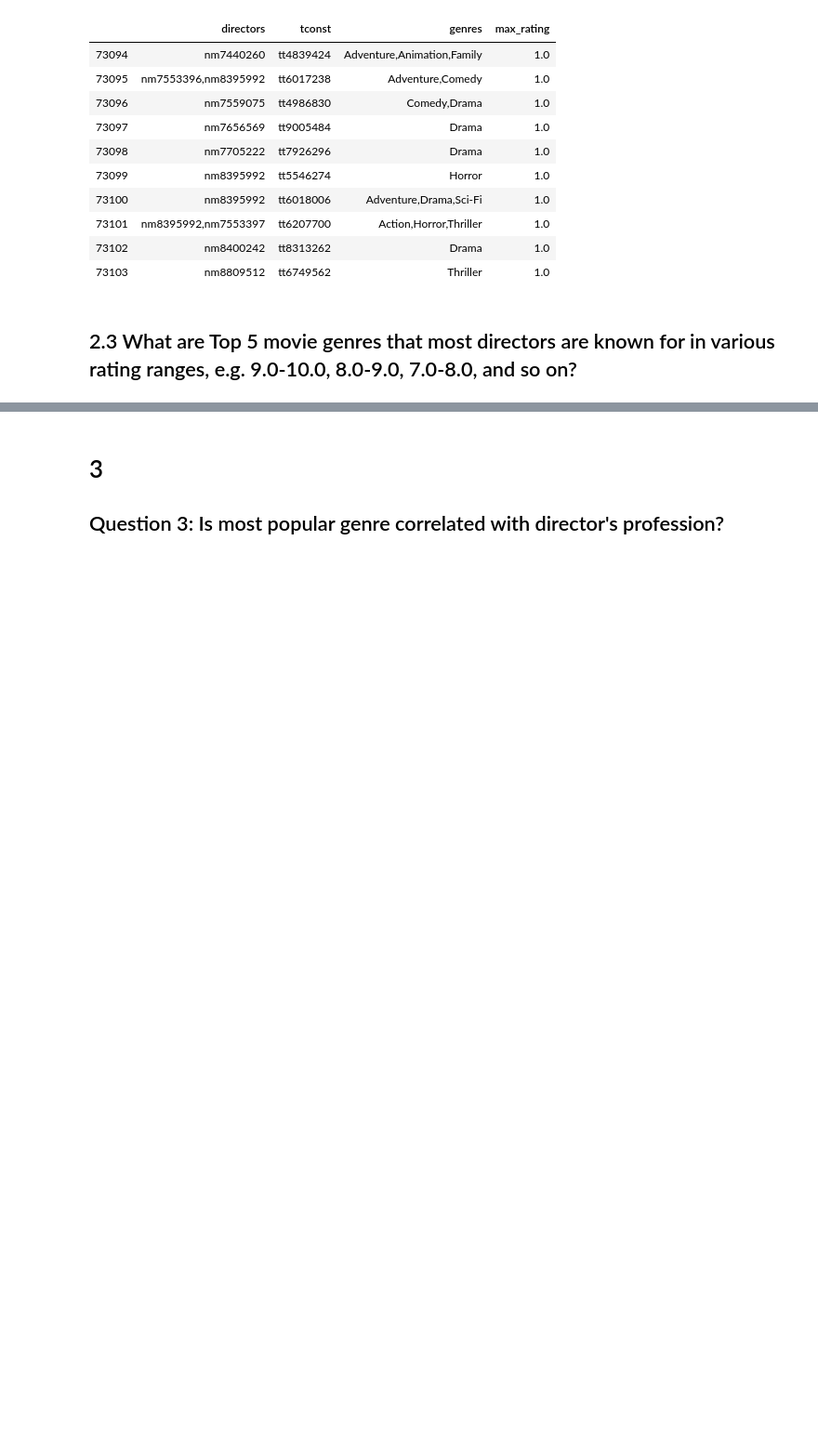
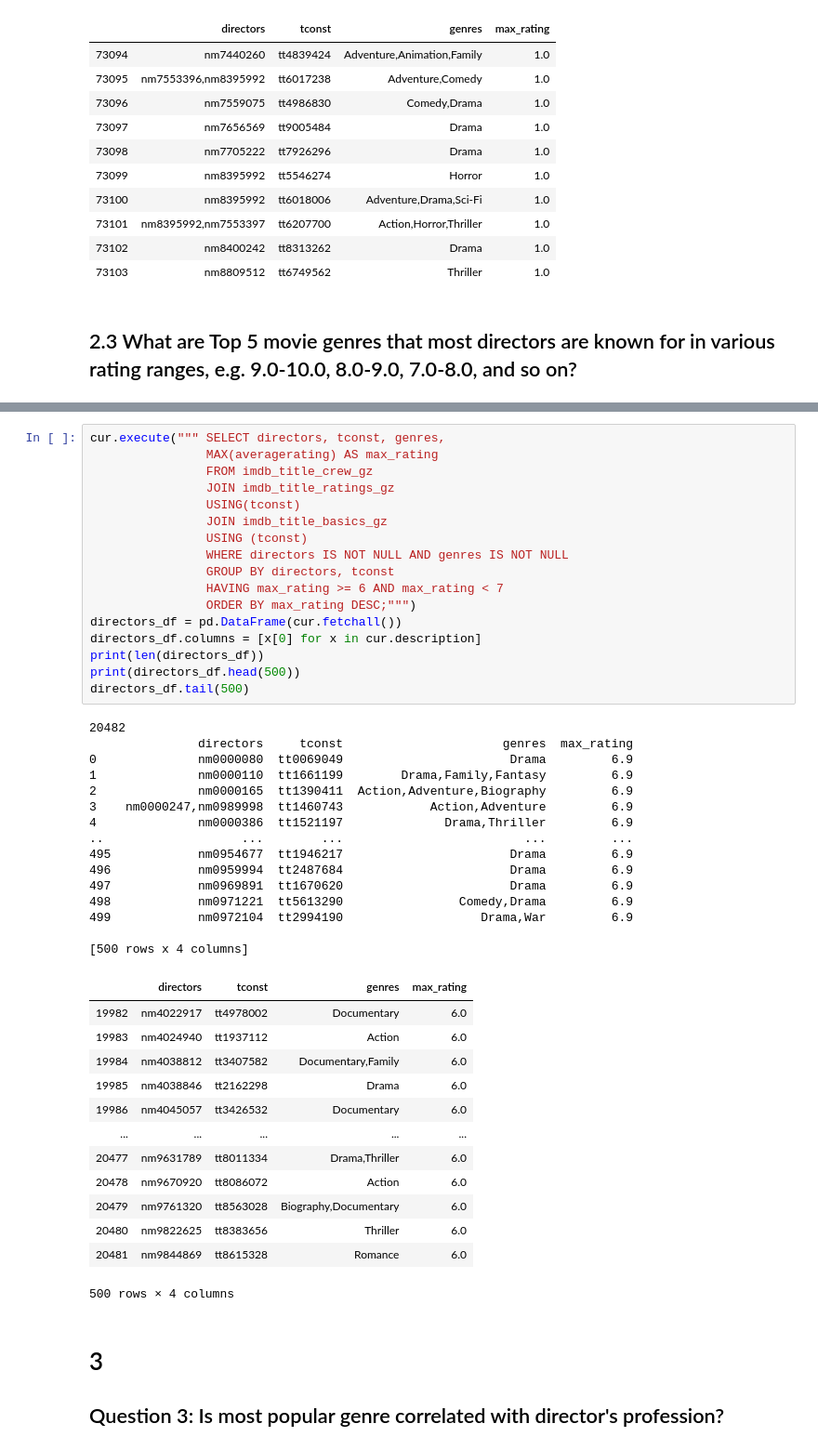
Before and after one commit to renjmindy/dsc-mod-1-project-v2-1-onl01-dtsc-ft-052620, a Jupyter notebook: student_v3.ipynb, the cells around one changed output, grey strips where cells are left out. Shown: that part at 93% size. Cells and saved outputs as stored; diff of their text form; blank space fills up the shorter version.

```diff
--- a/student_v3.ipynb
+++ b/student_v3.ipynb
@@ -318,3 +456,49 @@ directors_df.tail(10)
+# %%
+cur.execute(""" SELECT directors, tconst, genres,
+                MAX(averagerating) AS max_rating
+                FROM imdb_title_crew_gz
+                JOIN imdb_title_ratings_gz
+                USING(tconst)
+                JOIN imdb_title_basics_gz
+                USING (tconst)
+                WHERE directors IS NOT NULL AND genres IS NOT NULL
+                GROUP BY directors, tconst
+                HAVING max_rating >= 6 AND max_rating < 7
+                ORDER BY max_rating DESC;""")
+directors_df = pd.DataFrame(cur.fetchall())
+directors_df.columns = [x[0] for x in cur.description]
+print(len(directors_df))
+print(directors_df.head(500))
+directors_df.tail(500)
+# %% [output]
+20482
+               directors     tconst                      genres  max_rating
+0              nm0000080  tt0069049                       Drama         6.9
+1              nm0000110  tt1661199        Drama,Family,Fantasy         6.9
+2              nm0000165  tt1390411  Action,Adventure,Biography         6.9
+3    nm0000247,nm0989998  tt1460743            Action,Adventure         6.9
+4              nm0000386  tt1521197              Drama,Thriller         6.9
+..                   ...        ...                         ...         ...
+495            nm0954677  tt1946217                       Drama         6.9
+496            nm0959994  tt2487684                       Drama         6.9
+497            nm0969891  tt1670620                       Drama         6.9
+498            nm0971221  tt5613290                Comedy,Drama         6.9
+499            nm0972104  tt2994190                   Drama,War         6.9
+
+[500 rows x 4 columns]
+|  | directors | tconst | genres | max_rating |
+| 19982 | nm4022917 | tt4978002 | Documentary | 6.0 |
+| 19983 | nm4024940 | tt1937112 | Action | 6.0 |
+| 19984 | nm4038812 | tt3407582 | Documentary,Family | 6.0 |
+| 19985 | nm4038846 | tt2162298 | Drama | 6.0 |
+| 19986 | nm4045057 | tt3426532 | Documentary | 6.0 |
+| ... | ... | ... | ... | ... |
+| 20477 | nm9631789 | tt8011334 | Drama,Thriller | 6.0 |
+| 20478 | nm9670920 | tt8086072 | Action | 6.0 |
+| 20479 | nm9761320 | tt8563028 | Biography,Documentary | 6.0 |
+| 20480 | nm9822625 | tt8383656 | Thriller | 6.0 |
+| 20481 | nm9844869 | tt8615328 | Romance | 6.0 |
+500 rows × 4 columns
 # %% [markdown]
 # 3
 ## Question 3:  Is most popular genre correlated with director's profession?
```
Also changed, not shown: parts of 3 cells of this notebook, 2 other files.
